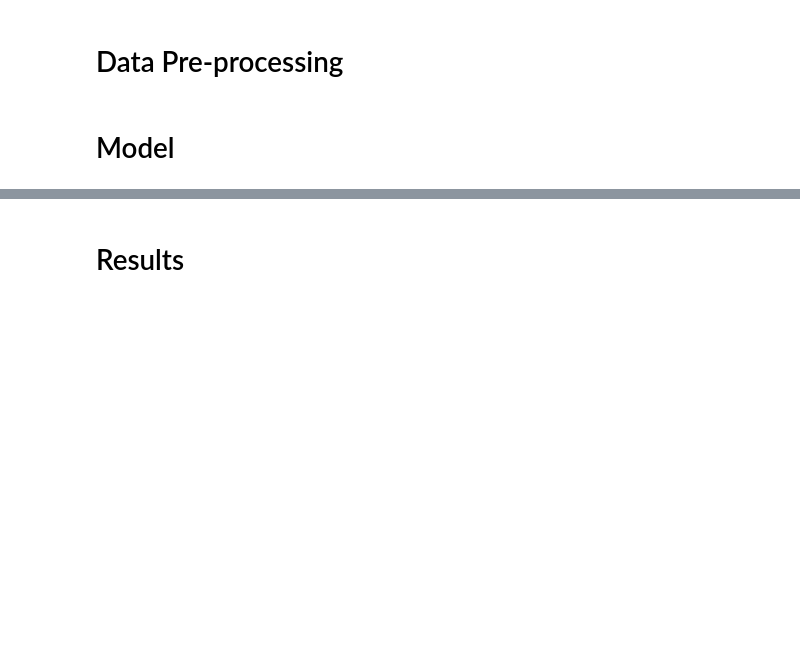
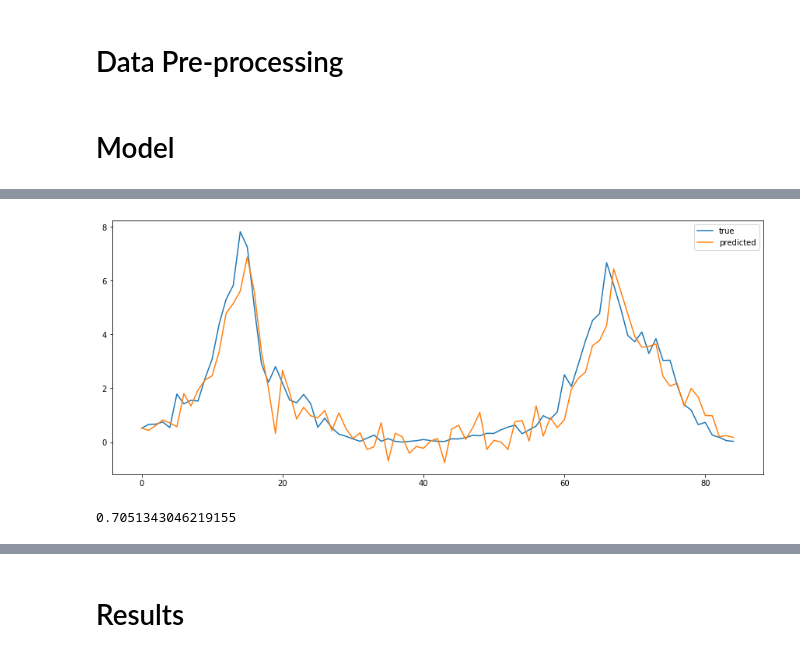
Before and after one commit to FiveSixSenvenEight/109B_flu_prediction, a Jupyter notebook: 02-analysis/109_final_project.ipynb, the cells around one changed output, grey strips where cells are left out. Saved outputs shown, nothing was run; the diff lists cells and outputs as text; code cells hidden in the pictures; blank space fills up the shorter version.

```diff
--- a/02-analysis/109_final_project.ipynb
+++ b/02-analysis/109_final_project.ipynb
@@ -89,0 +268,44 @@ for root,dirs,files in os.walk(test_path):
+# %%
+def lnar(target_state, predictor_state, future_week, with_gt=False, if_plot=True):
+    # get train test
+    X_train, X_test, X_all, y_train, y_test, y_all, scaler = get_data(state, future_week, with_gt=with_gt, predictor_state=predictor_state)
+
+    # get autoregressive terms
+    for i in range(52):
+        for col in predictor_state:
+            X_train['{} lag {}'.format(col, i+1)] = X_train[col].shift(i+1)
+            na = X_train['{} lag {}'.format(col, i+1)][X_train['{} lag {}'.format(col, i+1)].notna()].iloc[0]
+            X_train['{} lag {}'.format(col, i+1)] = X_train['{} lag {}'.format(col, i+1)].fillna(na)
+
+            X_test['{} lag {}'.format(col, i+1)] = X_test[col].shift(i+1)
+            na = X_test['{} lag {}'.format(col, i+1)][X_test['{} lag {}'.format(col, i+1)].notna()].iloc[0]
+            X_test['{} lag {}'.format(col, i+1)] = X_test['{} lag {}'.format(col, i+1)].fillna(na)
+
+    model = LinearRegression().fit(X_train, y_train)
+    preds = model.predict(X_test)
+    reverse_preds = scaler.inverse_transform(preds)
+    rmse = np.sqrt(mean_squared_error(y_test, reverse_preds))
+
+    if with_gt:
+        lasso = Lasso()
+        parameters = {'alpha':[.1, .01, .001, .0001, .00001]}
+        model = GridSearchCV(lasso, parameters, cv=4).fit(X_train, y_train)
+        preds = model.predict(X_test)
+        reverse_preds = scaler.inverse_transform(np.array(preds).reshape(-1,1))
+        rmse = np.sqrt(mean_squared_error(y_test, reverse_preds))
+
+    if if_plot:
+        plt.figure(figsize = [15, 6])
+        plt.plot(y_test, label='true')
+        plt.plot(reverse_preds, label='predicted')
+        plt.legend()
+        plt.show()
+
+    return rmse
+# %%
+# Use surrounding states as predictors
+# without google trend
+lnar('Texas', ['New Mexico', 'Oklahoma', 'Louisiana', 'Arkansas'], 1)
+# %% [output]
+[figure, added]
+0.7051343046219155
```
Also changed, not shown: parts of 33 cells of this notebook.
